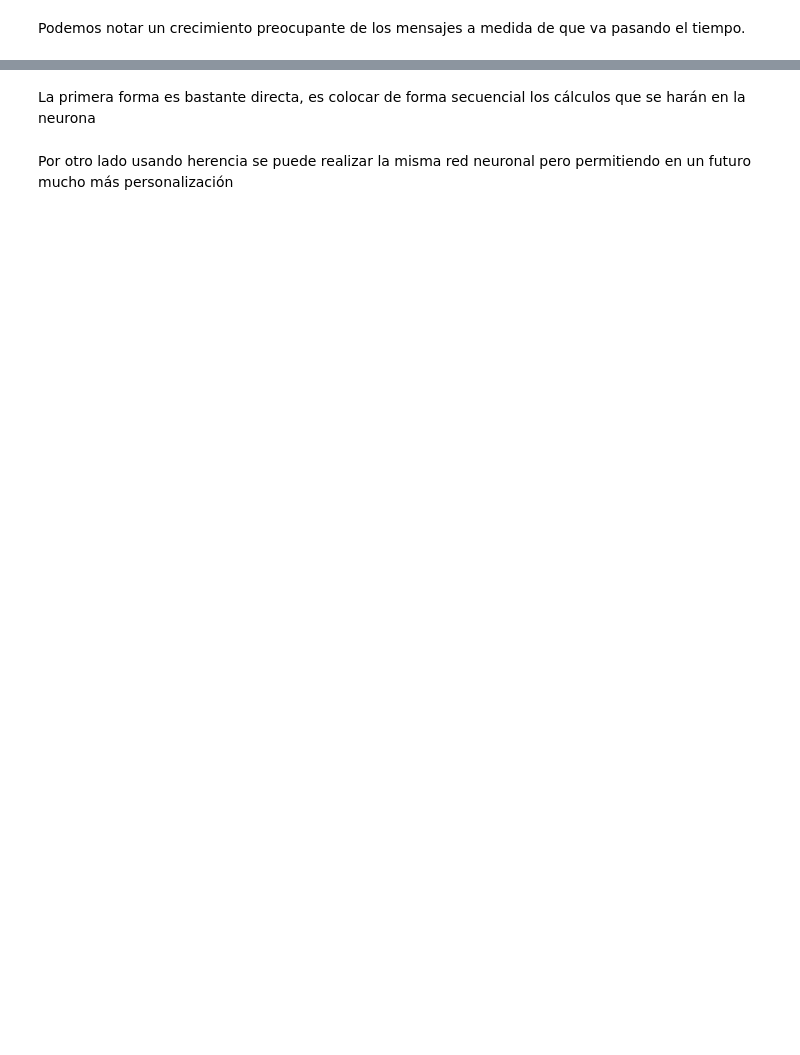
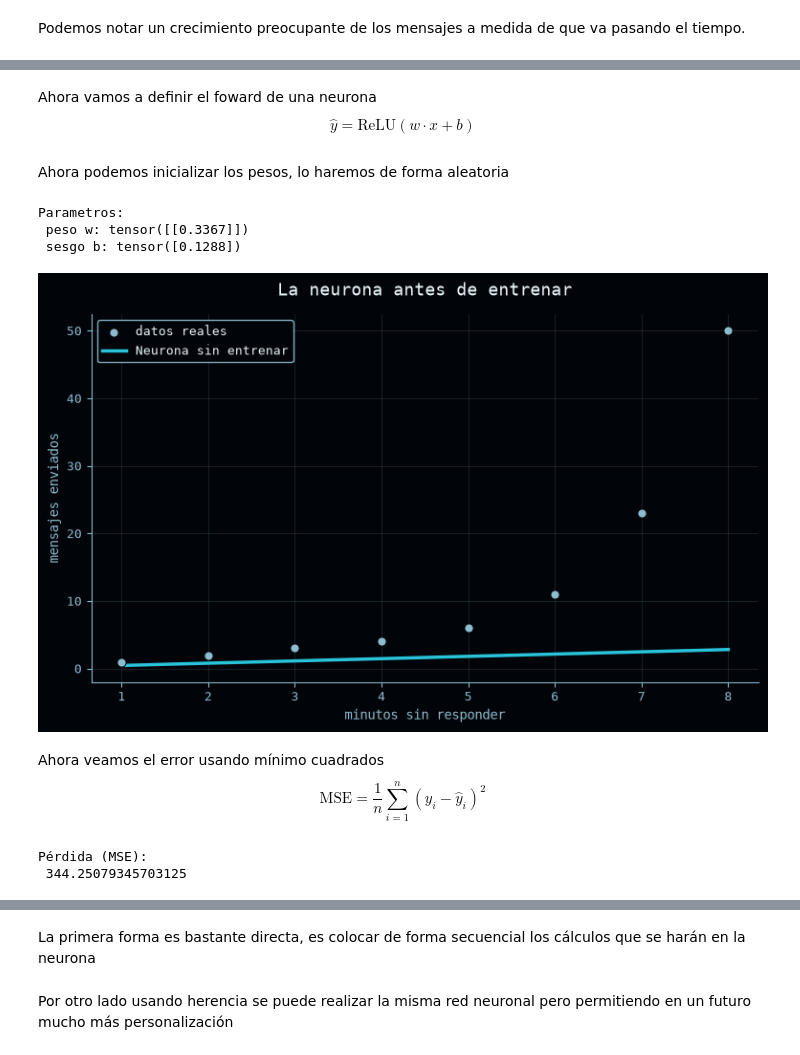
Before and after one commit to JeroHoyos/charla-redes-neuronales, a Jupyter notebook: practica/01_primera_red_neuronal.ipynb, the cells around one changed output, grey strips where cells are left out. Cells and saved outputs as stored; diff of their text form; code cells hidden in the pictures; blank space fills up the shorter version.

```diff
--- a/practica/01_primera_red_neuronal.ipynb
+++ b/practica/01_primera_red_neuronal.ipynb
@@ -79,0 +92,59 @@ Veremos dos formas de implementarla, una manera sencilla y otra usando clases pe
+# %%
+def relu(z):
+    ### Inicio del código
+
+    output = torch.maximum(z, torch.tensor(0.0))
+
+    ### fin del código
+    return output
+# %% [markdown]
+Ahora vamos a definir el foward de una neurona
+$$
+\hat{y} = \text{ReLU}(w \cdot x + b)
+$$
+# %%
+def neurona(x, w, b):
+    ### Inicio del código
+    interior = x @ w + b
+
+    ouput = relu(interior)
+
+    ### fin del código
+    return ouput
+# %% [markdown]
+Ahora podemos inicializar los pesos, lo haremos de forma aleatoria
+# %%
+w = torch.randn(1, 1)
+b = torch.randn(1)
+
+prediccion = lambda x: neurona(x, w, b)
+
+print(f"Parametros:\n peso w: {w} \n sesgo b: {b}")
+
+utils.dibujar_ajuste(minutos, mensajes, prediccion,
+                     etiqueta="Neurona sin entrenar",
+                     titulo="La neurona antes de entrenar")
+# %% [output]
+Parametros:
+ peso w: tensor([[0.3367]])
+ sesgo b: tensor([0.1288])
+[figure, added]
+# %% [markdown]
+Ahora veamos el error usando mínimo cuadrados
+$$
+\text{MSE} = \frac{1}{n} \sum_{i=1}^{n} \left( y_i - \hat{y}_i \right)^2
+$$
+# %%
+def perdida_mse(y, y_pred):
+    ### Inicio del código
+
+    output = torch.mean((y - y_pred) ** 2)
+
+    ### fin del código
+    return output
+
+perdida = perdida_mse(mensajes, neurona(minutos, w, b))
+print(f"Pérdida (MSE):\n {perdida}")
+# %% [output]
+Pérdida (MSE):
+ 344.25079345703125
```
Also changed, not shown: parts of 21 cells of this notebook, 21 other files.
